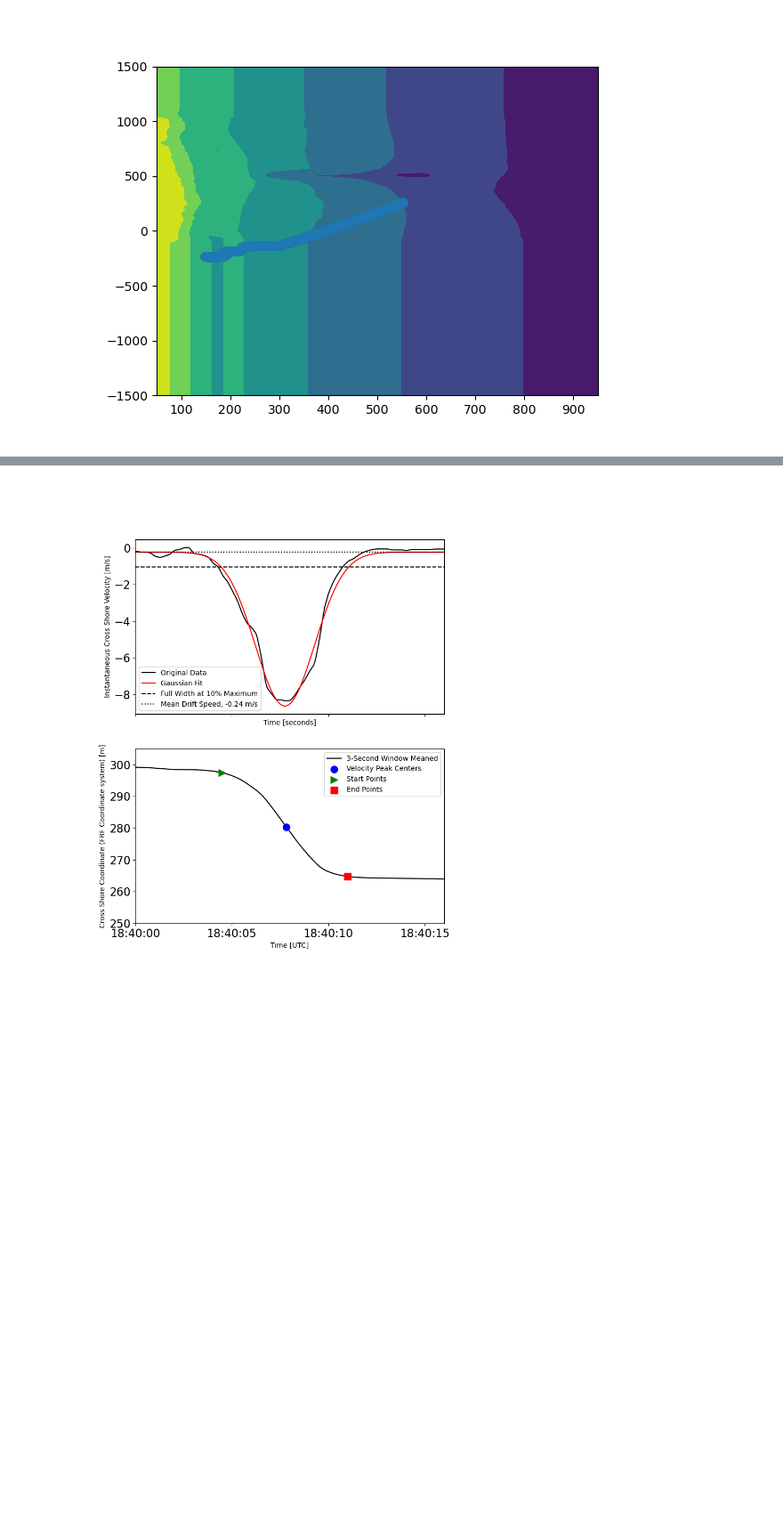
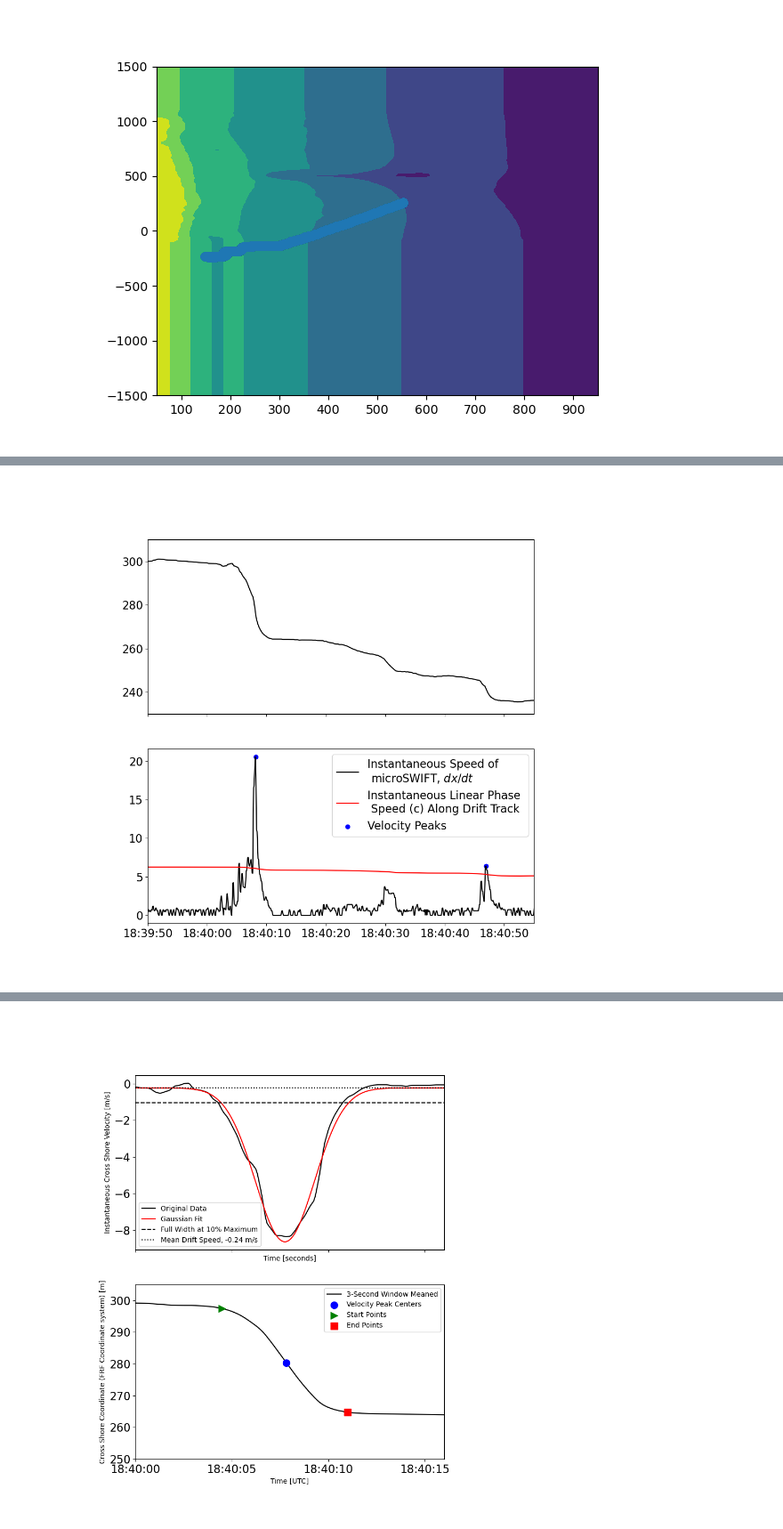
Before and after one commit to edwinrainville/surfing-transport, a Jupyter notebook: analysis/gaussian-fit-example.ipynb, the cells around one changed output, grey strips where cells are left out. Shown: that part at 89% size. Drawn from its saved outputs; the diff is of its cells as text; code cells hidden in the pictures; blank space fills up the shorter version.

```diff
--- a/analysis/gaussian-fit-example.ipynb
+++ b/analysis/gaussian-fit-example.ipynb
@@ -208,0 +228,44 @@ ax2.tick_params(axis='both', labelsize=16)
+# %%
+# Compute the Bathy along the buoy track
+mission_df = pd.read_csv('../data/mission_df.csv').sort_values(by=['mission number'])
+mission_num = 19
+water_level = mission_df[mission_df['mission number'] == mission_num]['water level [m]'].values[0]
+trajectory_bathy = bathy_along_track(bathy_file='../data/FRF_geomorphology_DEMs_surveyDEM_20211021.nc',
+                                                    xFRF=x_filtered,
+                                                    yFRF=y_filtered,
+                                                    single_trajectory=True)[0]
+trajectory_depth = trajectory_bathy + water_level
+
+# Compute Linear Phase Speed at each point in track
+phase_speed_along_track = np.sqrt(np.abs(trajectory_depth * 9.8))
+
+# Find the Peaks in the velocity
+distance_between_peaks = int(3*(1/delta_t)) # 3 seconds between points
+# vel_threshold = 0.5 * phase_speed_along_track
+vel_threshold = 1 * phase_speed_along_track
+# peak_vel_indices = signal.find_peaks(-instantaneous_x_vel, height=vel_threshold, distance=distance_between_peaks)[0]
+peak_vel_indices = signal.find_peaks(instantaneous_total_vel_nofilter, height=vel_threshold, distance=distance_between_peaks)[0]
+
+fig, (ax1, ax2) = plt.subplots(nrows=2, figsize=(10,10), sharex=True)
+ax1.plot(time, x, color='k')
+# ax1.plot(time, x_filtered, color='k', label='3-Second Window Meaned')
+# ax1.set_xlabel('Time [UTC]')
+# ax1.set_ylabel('Cross Shore Coordinate (FRF Coordinate system) [m]')
+ax1.set_xlim(datetime.datetime(2021, 10, 8, 18, 39, 50), datetime.datetime(2021, 10, 8, 18, 40, 55))
+ax1.set_ylim(230, 310)
+# ax1.legend()
+ax1.tick_params(axis='both', labelsize=16)
+
+# Instantaneous Velocity
+ax2.plot(time, instantaneous_total_vel_nofilter, color='k', label='Instantaneous Speed of \n microSWIFT, $dx/dt$')
+ax2.plot(time, phase_speed_along_track, color='r', label='Instantaneous Linear Phase \n Speed (c) Along Drift Track')
+# ax2.plot(time, -1 * 0.5*phase_speed_along_track, color='b', label='Velocity Peak Threshold, $u_{th} = \psi c$')
+# ax2.plot(time, -1 * phase_speed_along_track, color='b', label='Velocity Peak Threshold, $u_{th} = \psi c$')
+ax2.scatter(time[peak_vel_indices], instantaneous_total_vel_nofilter[peak_vel_indices], color='b', label='Velocity Peaks')
+# ax2.set_xlabel('Time [UTC]')
+# ax2.set_ylabel('Cross Shore Speed [m/s]')
+ax2.set_xlim(datetime.datetime(2021, 10, 8, 18, 39, 50), datetime.datetime(2021, 10, 8, 18, 40, 55))
+ax2.legend(fontsize=16)
+ax2.tick_params(axis='both', labelsize=16)
+# %% [output]
+[figure, added]
```
Also changed, not shown: parts of 4 cells of this notebook, 10 other files.
